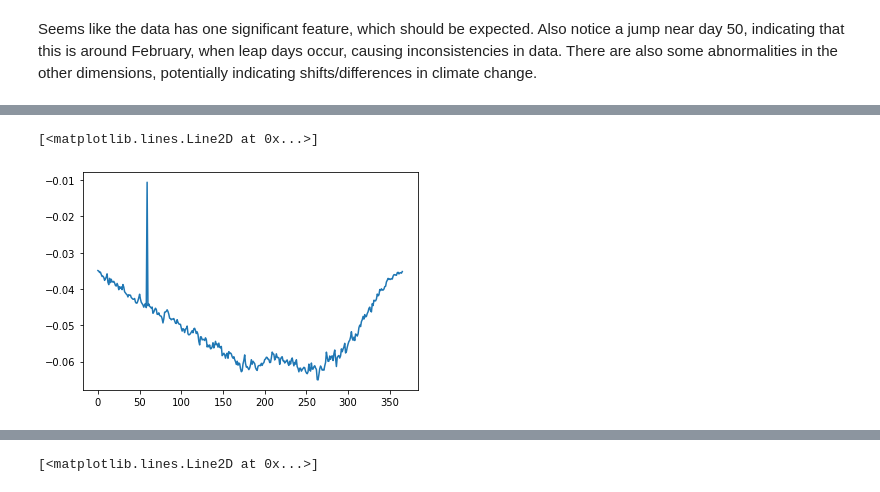
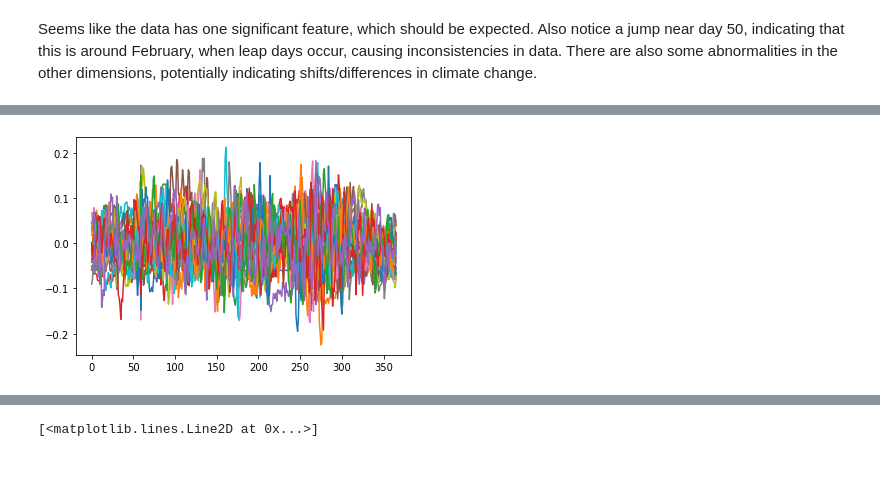
Before and after one commit to briancpark/aws-asdi, a Jupyter notebook: eda.ipynb, the cells around one changed output, grey strips where cells are left out. Cells and saved outputs as stored; diff of their text form; code cells hidden in the pictures.

```diff
--- a/eda.ipynb
+++ b/eda.ipynb
@@ -285,5 +285,5 @@ Skip this cell if running on less RAM.
 %%time
 dfs = {}
 for year in tqdm(years):
-    dfs[year] = df_loader(year, local=local)
+    dfs[year] = df_loader(year, local=True)
 # %% [output]
@@ -441,6 +384,0 @@ test
-# %%
-data= test
-# %%
-data = data[["PRCP", "TMAX", "TMIN", "LATITUDE", "LONGITUDE", "ELEVATION"]]
-# %%
-data = data.dropna()
@@ -1113,8 +934,8 @@ Wall time: 9.57 ms
 # %%
-plt.plot(U.T[0, :])
+for i in range(25):
+    plt.plot(U.T[i])
 # %% [output]
-[<matplotlib.lines.Line2D at 0x...>]
-[figure, old version]
+[figure, new version]
 # %%
 from nums.core import linalg
 from nums.core import application_manager
```
Also changed, not shown: parts of 122 cells of this notebook, 1 other file.
